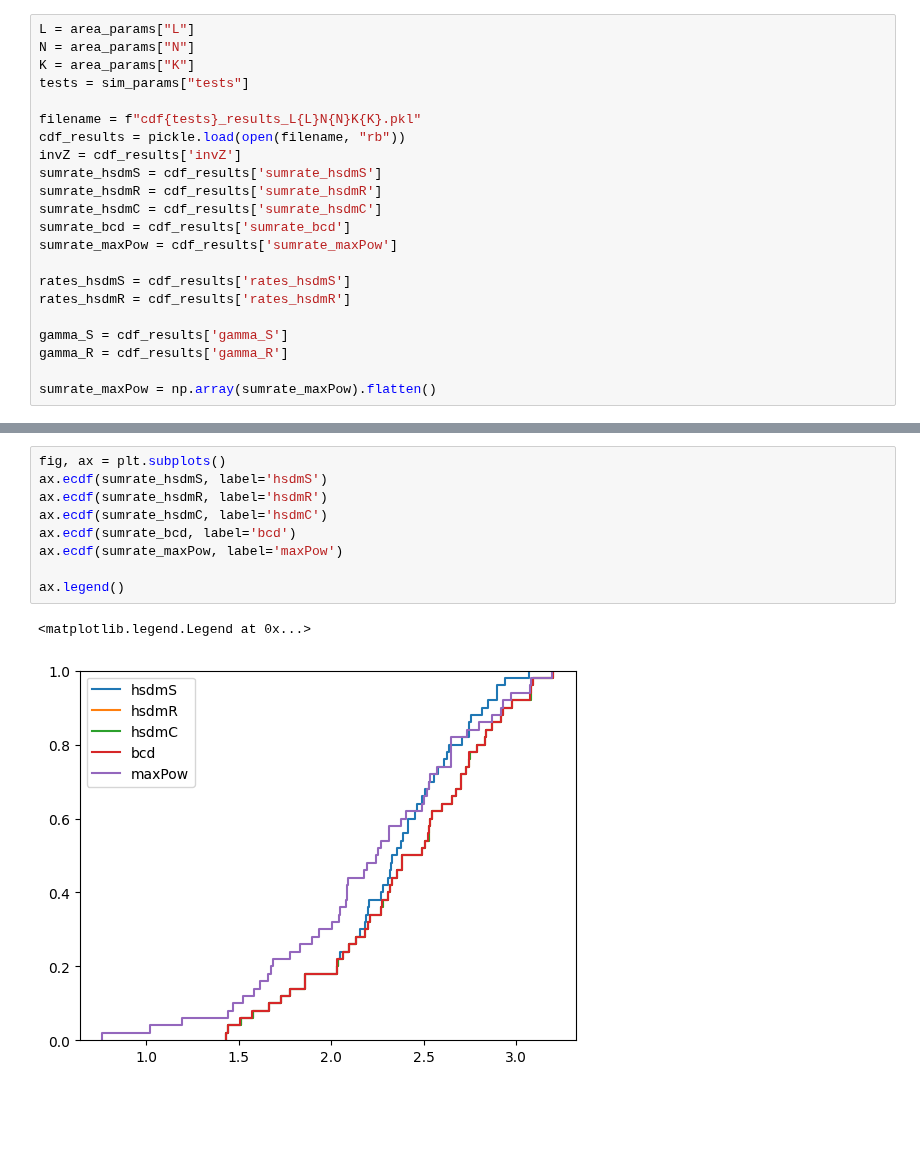
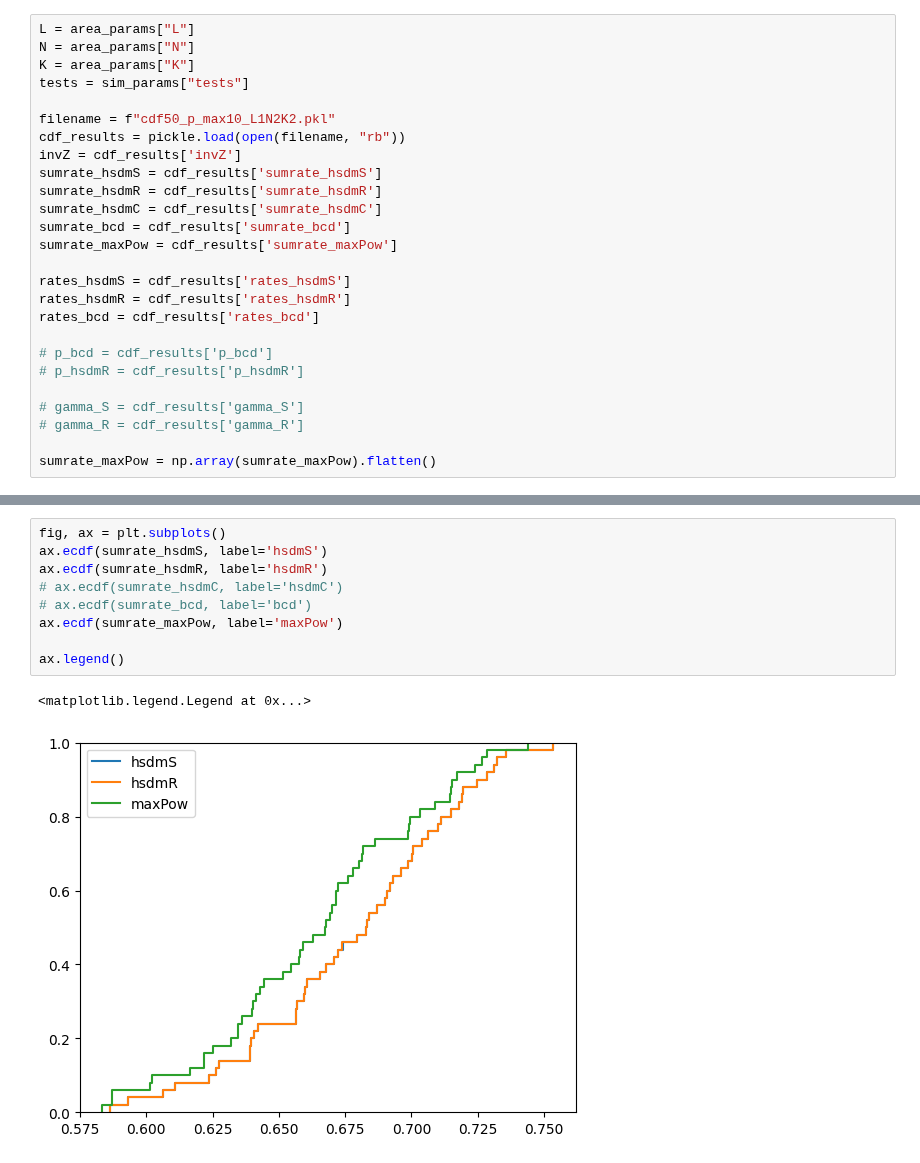
Before and after one commit to isabel-vs/masterthesis, a Jupyter notebook: cdf_test.ipynb, the cells around one changed output, grey strips where cells are left out. Drawn from its saved outputs; the diff is of its cells as text; blank space fills up the shorter version.

```diff
--- a/cdf_test.ipynb
+++ b/cdf_test.ipynb
@@ -29,7 +30,7 @@ N = area_params["N"]
 K = area_params["K"]
 tests = sim_params["tests"]
 
-filename = f"cdf{tests}_results_L{L}N{N}K{K}.pkl"
+filename = f"cdf50_p_max10_L1N2K2.pkl"
 cdf_results = pickle.load(open(filename, "rb"))
 invZ = cdf_results['invZ']
 sumrate_hsdmS = cdf_results['sumrate_hsdmS']
@@ -40,8 +41,12 @@ sumrate_maxPow = cdf_results['sumrate_maxPow']
 
 rates_hsdmS = cdf_results['rates_hsdmS']
 rates_hsdmR = cdf_results['rates_hsdmR']
+rates_bcd = cdf_results['rates_bcd']
 
-gamma_S = cdf_results['gamma_S']
-gamma_R = cdf_results['gamma_R']
+# p_bcd = cdf_results['p_bcd']
+# p_hsdmR = cdf_results['p_hsdmR']
+
+# gamma_S = cdf_results['gamma_S']
+# gamma_R = cdf_results['gamma_R']
 
 sumrate_maxPow = np.array(sumrate_maxPow).flatten()
@@ -69,15 +94,15 @@ print(sum(invZ))
 # %%
 fig, ax = plt.subplots()
 ax.ecdf(sumrate_hsdmS, label='hsdmS')
 ax.ecdf(sumrate_hsdmR, label='hsdmR')
-ax.ecdf(sumrate_hsdmC, label='hsdmC')
-ax.ecdf(sumrate_bcd, label='bcd')
+# ax.ecdf(sumrate_hsdmC, label='hsdmC')
+# ax.ecdf(sumrate_bcd, label='bcd')
 ax.ecdf(sumrate_maxPow, label='maxPow')
 
 ax.legend()
 # %% [output]
 <matplotlib.legend.Legend at 0x...>
-[figure, old version]
+[figure, new version]
 # %%
 invZ_hsdmS = [sumrate for sumrate, inv in zip(sumrate_hsdmS, invZ) if  not inv]
 invZ_hsdmR = [sumrate for sumrate, inv in zip(sumrate_hsdmR, invZ) if not inv]
```
Also changed, not shown: parts of 6 cells of this notebook, 55 other files.
